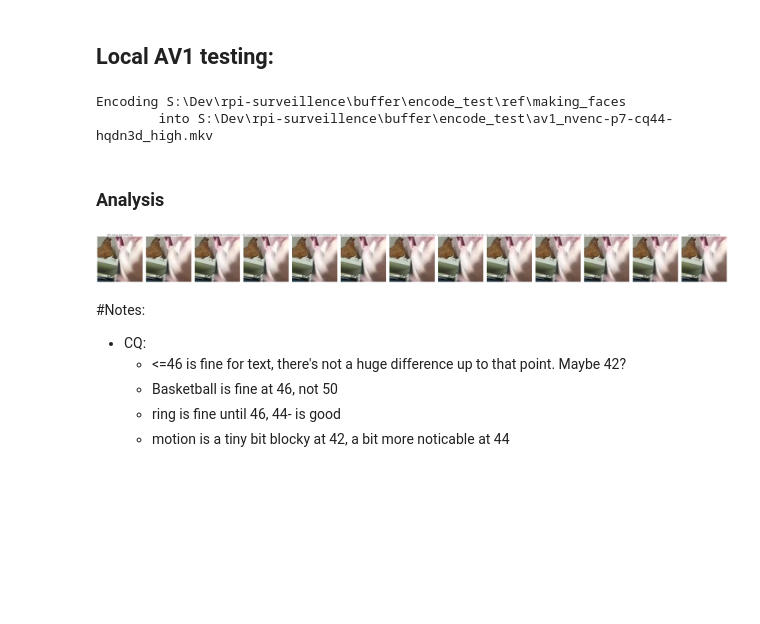
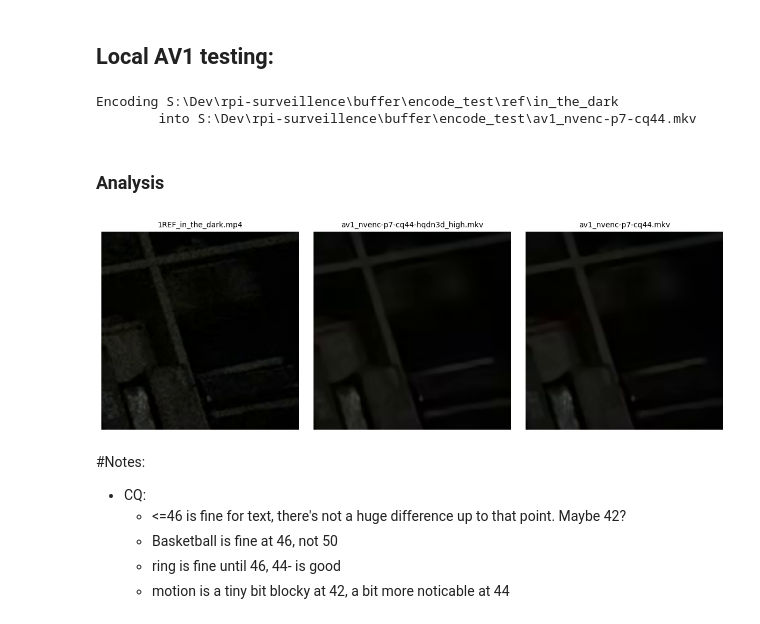
Before and after one commit to jstephencorey/rpi-surveillence, a Jupyter notebook: immich_av1.ipynb, the cells around one changed output. Saved outputs shown, nothing was run; the diff lists cells and outputs as text; code cells hidden in the pictures; blank space fills up the shorter version.

```diff
--- a/immich_av1.ipynb
+++ b/immich_av1.ipynb
@@ -247,10 +310,10 @@ def encode_in_background_av1(input_path, output_path):
 INPUT_DIR = "S:\Dev\\rpi-surveillence\\buffer\encode_test"
 OUTPUT_DIR = "S:\Dev\\rpi-surveillence\\buffer\encode_test"
 
-input_file = in_filepath = os.path.join(INPUT_DIR, "ref", "making_faces.h264")
+input_file = in_filepath = os.path.join(INPUT_DIR, "ref", "in_the_dark.mp4")
 video_name = os.path.splitext(input_file)[0]
 # out_filepath = os.path.join(OUTPUT_DIR, f"libaom-av1-p7-cq20.mkv")
-out_filepath = os.path.join(OUTPUT_DIR, f"av1_nvenc-p7-cq44-hqdn3d_high.mkv")
+out_filepath = os.path.join(OUTPUT_DIR, f"av1_nvenc-p7-cq44.mkv")
 # os.makedirs(OUTPUT_DIR, exist_ok=True)
 # for filename in os.listdir(INPUT_DIR):
 #     in_filepath = os.path.join(INPUT_DIR, filename)
@@ -264,8 +327,8 @@ out_filepath = os.path.join(OUTPUT_DIR, f"av1_nvenc-p7-cq44-hqdn3d_high.mkv")
 print("Encoding", video_name, "\n\tinto", out_filepath)
 encode_in_background_av1(in_filepath, out_filepath)
 # %% [output]
-Encoding S:\Dev\rpi-surveillence\buffer\encode_test\ref\making_faces
-        into S:\Dev\rpi-surveillence\buffer\encode_test\av1_nvenc-p7-cq44-hqdn3d_high.mkv
+Encoding S:\Dev\rpi-surveillence\buffer\encode_test\ref\in_the_dark
+        into S:\Dev\rpi-surveillence\buffer\encode_test\av1_nvenc-p7-cq44.mkv
 # %% [markdown]
 ### Analysis
 # %%
@@ -353,16 +416,16 @@ def compare_videos_side_by_side(
 # %%
 compare_videos_side_by_side(
     directory="S:\Dev\\rpi-surveillence\\buffer\encode_test",
     timestamp=8.25,  # seconds
-    x=800, y=400,   # top-left corner of your crop
+    x=1400, y=500,   # top-left corner of your crop
     w=150, h=150,    # width/height of the crop
     # timestamp=0.1,  # seconds
     # x=600, y=600,   # top-left corner of your crop
     # w=100, h=100,    # width/height of the crop
     file_extensions=(".mp4", ".mkv")
 )
 # %% [output]
-[figure, old version]
+[figure, new version]
 # %% [markdown]
 #Notes:
 - CQ:
```
Also changed, not shown: parts of 7 cells of this notebook, 5 other files.
